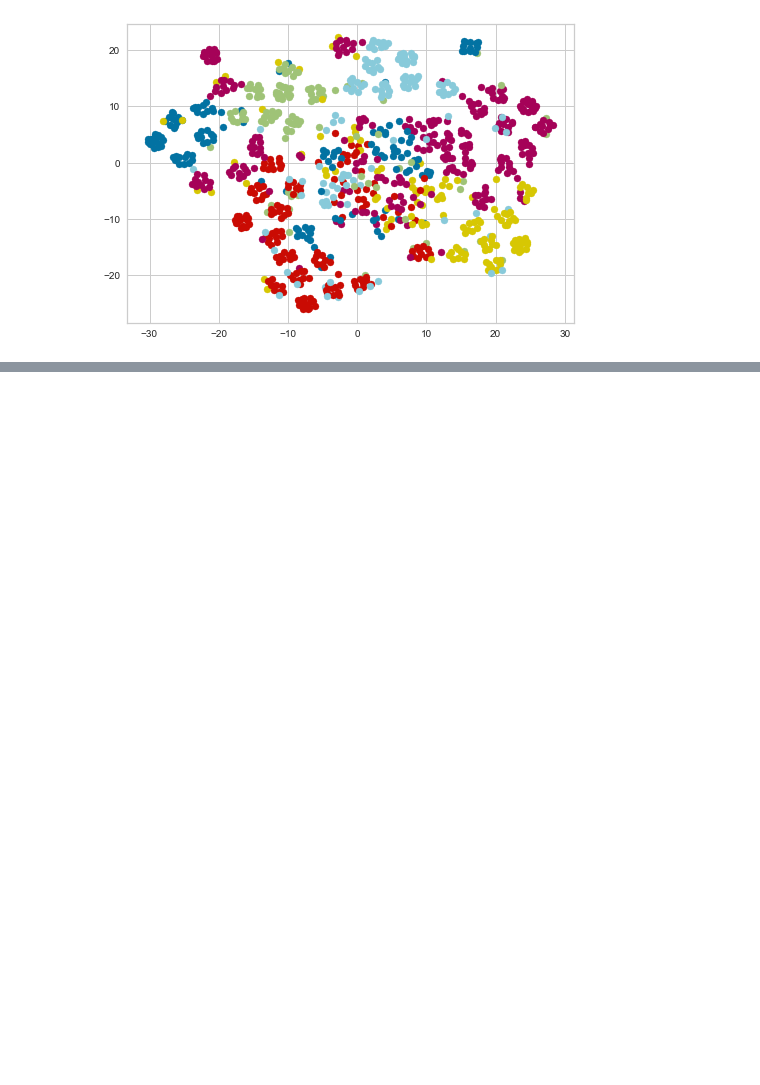
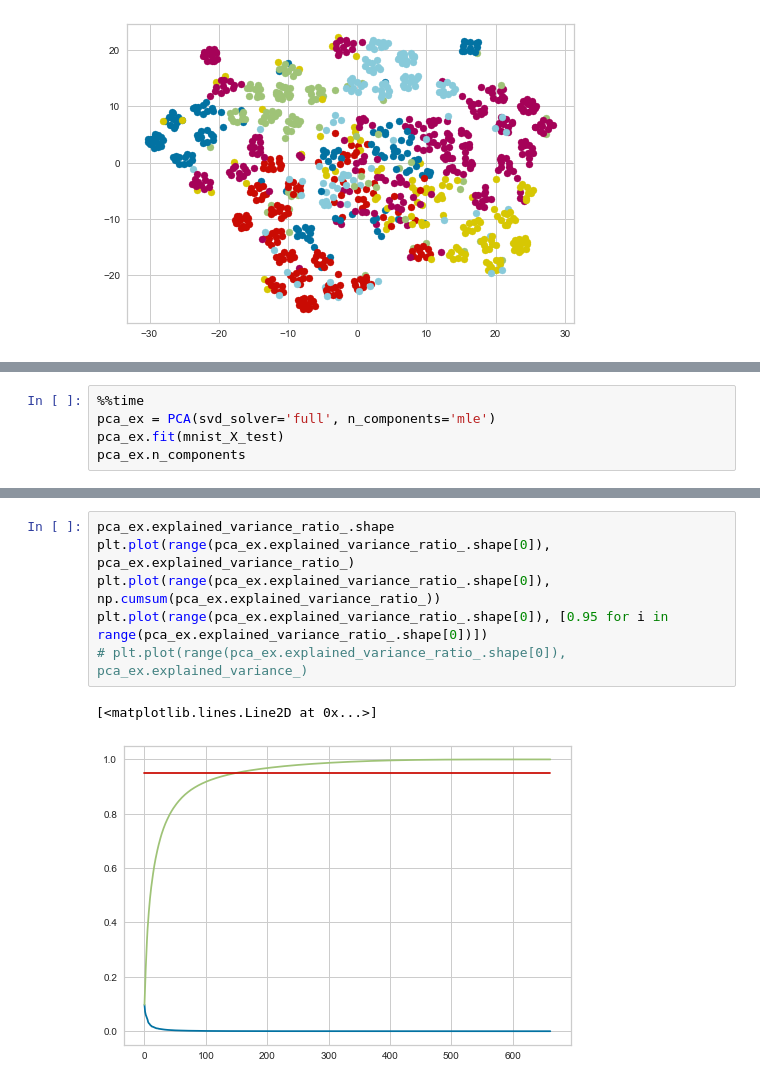
Before and after one commit to barmag/cs7641-projects, a Jupyter notebook: project3/experiments.ipynb, the cells around one changed output, grey strips where cells are left out. Saved outputs shown, nothing was run; the diff lists cells and outputs as text; blank space fills up the shorter version.

```diff
--- a/project3/experiments.ipynb
+++ b/project3/experiments.ipynb
@@ -402,0 +456,5 @@ for c in classes:
+# %%
+%%time
+pca_ex = PCA(svd_solver='full', n_components='mle')
+pca_ex.fit(mnist_X_test)
+pca_ex.n_components
@@ -402,0 +464,9 @@ for c in classes:
+# %%
+pca_ex.explained_variance_ratio_.shape
+plt.plot(range(pca_ex.explained_variance_ratio_.shape[0]), pca_ex.explained_variance_ratio_)
+plt.plot(range(pca_ex.explained_variance_ratio_.shape[0]), np.cumsum(pca_ex.explained_variance_ratio_))
+plt.plot(range(pca_ex.explained_variance_ratio_.shape[0]), [0.95 for i in range(pca_ex.explained_variance_ratio_.shape[0])])
+# plt.plot(range(pca_ex.explained_variance_ratio_.shape[0]), pca_ex.explained_variance_)
+# %% [output]
+[<matplotlib.lines.Line2D at 0x...>]
+[figure, added]
```
Also changed, not shown: parts of 17 cells of this notebook.
